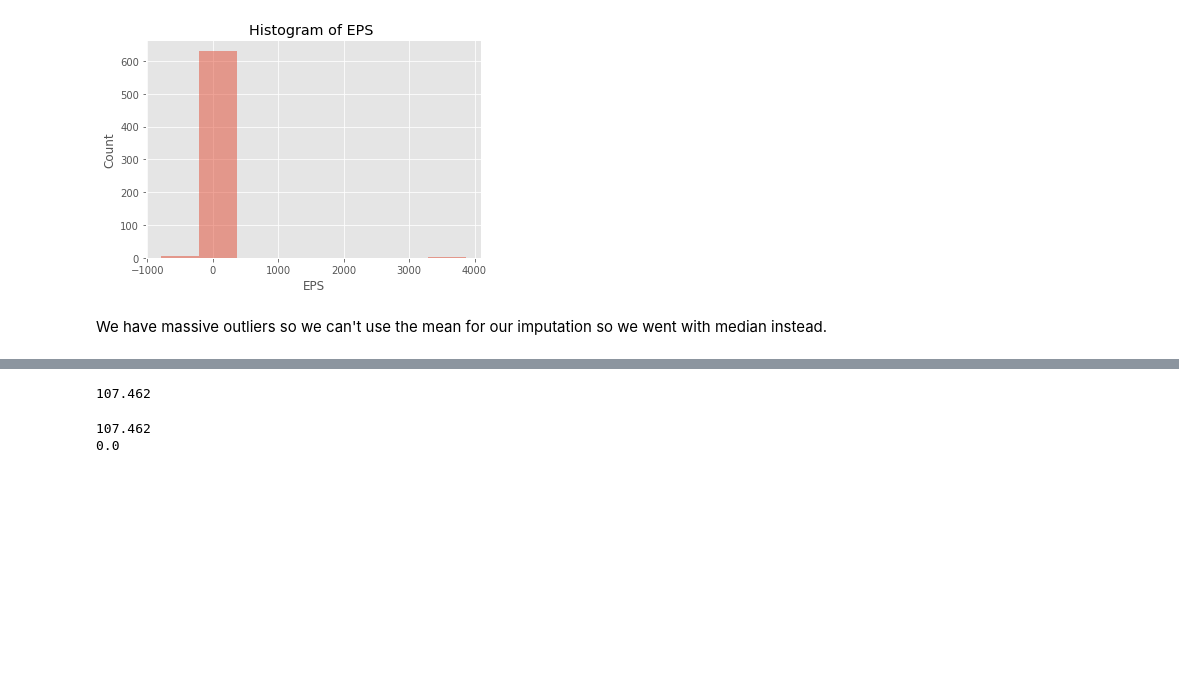
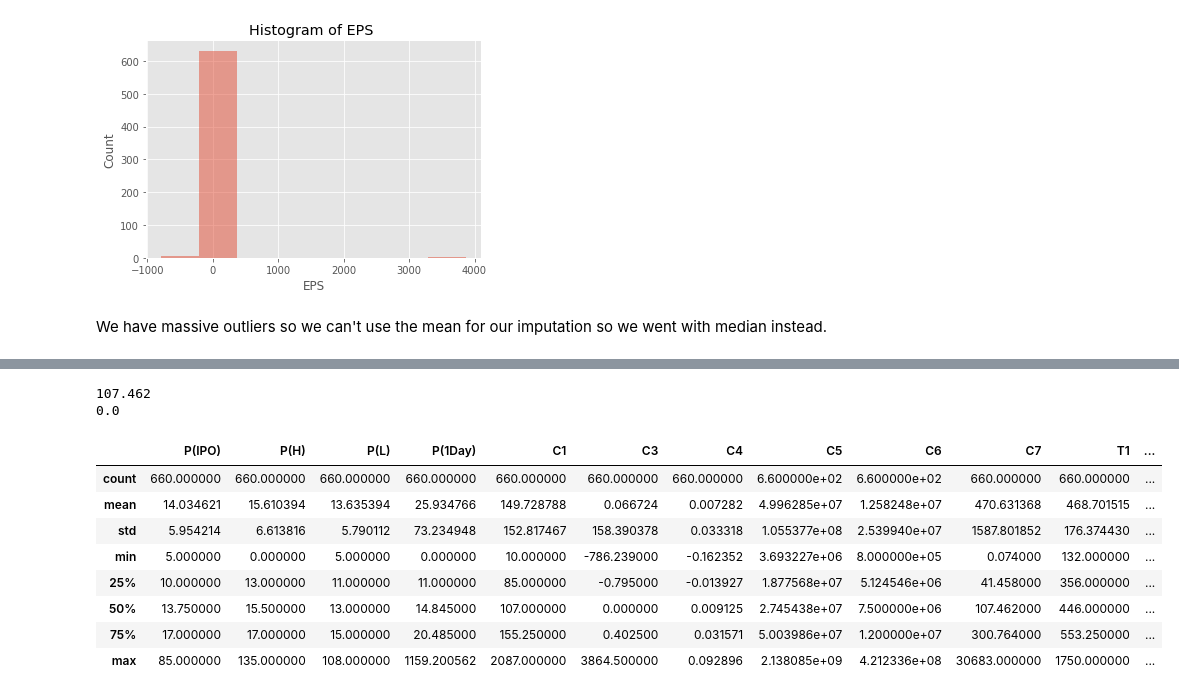
Before and after one commit to BA545-SP2019/2019-competition1-krb, a Jupyter notebook: main_Brian.ipynb, the cells around one changed output, grey strips where cells are left out. Cells and saved outputs as stored; diff of their text form; code cells hidden in the pictures; blank space fills up the shorter version.

```diff
--- a/main_Brian.ipynb
+++ b/main_Brian.ipynb
@@ -130,8 +130,3 @@ Text(0.5, 1.0, 'Histogram of Sales ')
-# %%
-c7_median = df['C7'].median()
-print(c7_median)
-# %% [output]
-107.462
 # %%
 df['C7_Impute'] = np.where(df['C7'].isna(),1,0)
 df['C3_Impute'] = np.where(df['C3'].isna(),1,0)
@@ -146,3 +141,15 @@ df['C3'] = df['C3'].fillna(c3_median)
 # %% [output]
 107.462
 0.0
+# %%
+df.describe()
+# %% [output]
+|  | P(IPO) | P(H) | P(L) | P(1Day) | C1 | C3 | C4 | C5 | C6 | C7 | T1 | ... |
+| count | 660.000000 | 660.000000 | 660.000000 | 660.000000 | 660.000000 | 660.000000 | 660.000000 | 6.600000e+02 | 6.600000e+02 | 660.000000 | 660.000000 | ... |
+| mean | 14.034621 | 15.610394 | 13.635394 | 25.934766 | 149.728788 | 0.066724 | 0.007282 | 4.996285e+07 | 1.258248e+07 | 470.631368 | 468.701515 | ... |
+| std | 5.954214 | 6.613816 | 5.790112 | 73.234948 | 152.817467 | 158.390378 | 0.033318 | 1.055377e+08 | 2.539940e+07 | 1587.801852 | 176.374430 | ... |
+| min | 5.000000 | 0.000000 | 5.000000 | 0.000000 | 10.000000 | -786.239000 | -0.162352 | 3.693227e+06 | 8.000000e+05 | 0.074000 | 132.000000 | ... |
+| 25% | 10.000000 | 13.000000 | 11.000000 | 11.000000 | 85.000000 | -0.795000 | -0.013927 | 1.877568e+07 | 5.124546e+06 | 41.458000 | 356.000000 | ... |
+| 50% | 13.750000 | 15.500000 | 13.000000 | 14.845000 | 107.000000 | 0.000000 | 0.009125 | 2.745438e+07 | 7.500000e+06 | 107.462000 | 446.000000 | ... |
+| 75% | 17.000000 | 17.000000 | 15.000000 | 20.485000 | 155.250000 | 0.402500 | 0.031571 | 5.003986e+07 | 1.200000e+07 | 300.764000 | 553.250000 | ... |
+| max | 85.000000 | 135.000000 | 108.000000 | 1159.200562 | 2087.000000 | 3864.500000 | 0.092896 | 2.138085e+09 | 4.212336e+08 | 30683.000000 | 1750.000000 | ... |
```
Also changed, not shown: parts of 2 cells of this notebook, 2 other files.
